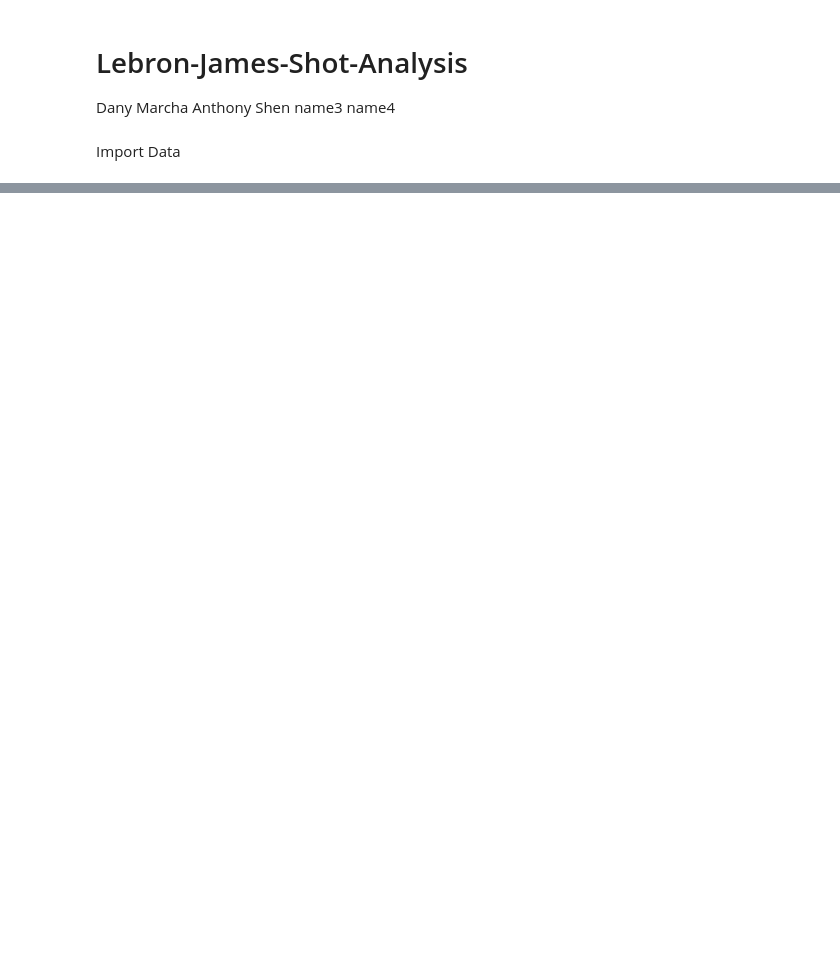
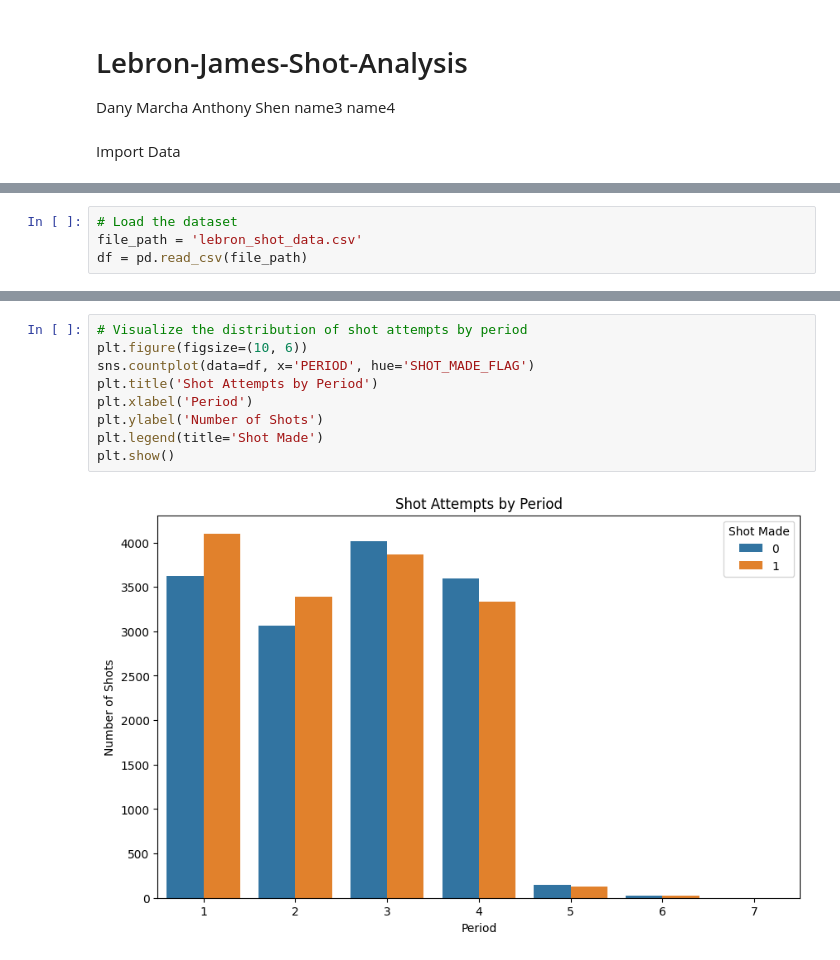
Before and after one commit to ant-shen/Lebron-James-Shot-Analysis, a Jupyter notebook: main.ipynb, the cells around one changed output, grey strips where cells are left out. Drawn from its saved outputs; the diff is of its cells as text; blank space fills up the shorter version.

```diff
--- a/main.ipynb
+++ b/main.ipynb
@@ -44,0 +13,4 @@ Descriptive Statistics: Calculate mean, median, and mode for various quantitativ
+# %%
+# Load the dataset
+file_path = 'lebron_shot_data.csv'
+df = pd.read_csv(file_path)
@@ -44,0 +69,11 @@ Descriptive Statistics: Calculate mean, median, and mode for various quantitativ
+# %%
+# Visualize the distribution of shot attempts by period
+plt.figure(figsize=(10, 6))
+sns.countplot(data=df, x='PERIOD', hue='SHOT_MADE_FLAG')
+plt.title('Shot Attempts by Period')
+plt.xlabel('Period')
+plt.ylabel('Number of Shots')
+plt.legend(title='Shot Made')
+plt.show()
+# %% [output]
+[figure, added]
```
Also changed, not shown: parts of 10 cells of this notebook.
